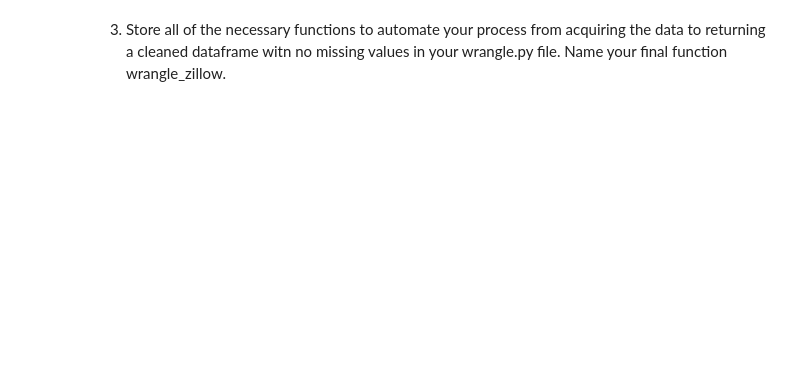
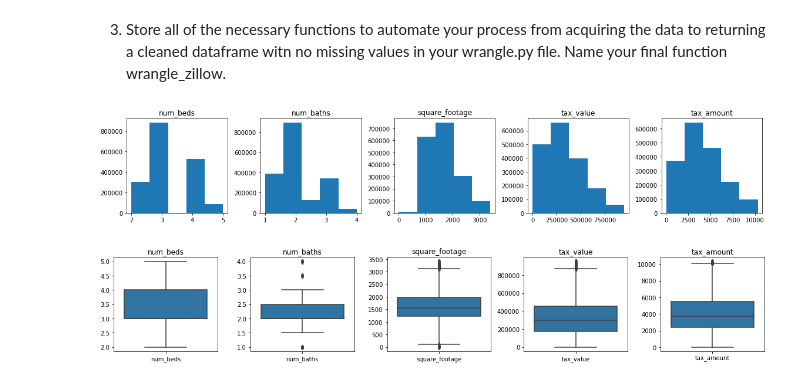
Before and after one commit to chloerwhitaker/regression-exercises, a Jupyter notebook: wrangle.ipynb, the cells around one changed output. Cells and saved outputs as stored; diff of their text form; code cells hidden in the pictures; blank space fills up the shorter version.

Commit message:
Finished Functions

```diff
--- a/wrangle.ipynb
+++ b/wrangle.ipynb
@@ -199,2 +264,44 @@ Steps in Prep:
 # %% [markdown]
 3. Store all of the necessary functions to automate your process from acquiring the data to returning a cleaned dataframe witn no missing values in your wrangle.py file. Name your final function wrangle_zillow.
+# %%
+def prepare_zillow(df):
+    ''' Prepare zillow data for exploration'''
+
+    # removing outliers
+    df = remove_outliers(df, 1.5, ['num_beds', 'num_baths', 'square_footage', 'tax_value', 'year_built', 'tax_amount'])
+
+    # Drop duplicates
+    df = df.drop_duplicates()
+
+    # converting column datatypes
+    df.num_beds = df.num_beds.astype(object)
+    df.num_baths = df.num_baths.astype(object)
+    df.square_footage = df.square_footage.astype(object)
+    df.year_built = df.year_built.astype(object)
+    df.fips = df.fips.astype(object)
+
+    # get distributions of numeric data
+    get_hist(df)
+    get_box(df)
+
+    # train/validate/test split
+    train_validate, test = train_test_split(df, test_size=.2, random_state=123)
+    train, validate = train_test_split(train_validate, test_size=.3, random_state=123)
+
+
+    return train, validate, test
+# %%
+def wrangle_zillow():
+    '''
+    This function will both aquire and prepare the zillow data.
+    It displays the histogram and boxplots before splitting the df.
+    After running this function the data is ready for exploritory analysis.
+    '''
+    train, validate, test = prepare_zillow(get_zillow_data())
+
+    return train, validate, test
+# %%
+train, validate, test = wrangle_zillow()
+# %% [output]
+[figure, added]
+[figure, added]
```
Also changed, not shown: parts of 9 cells of this notebook.
